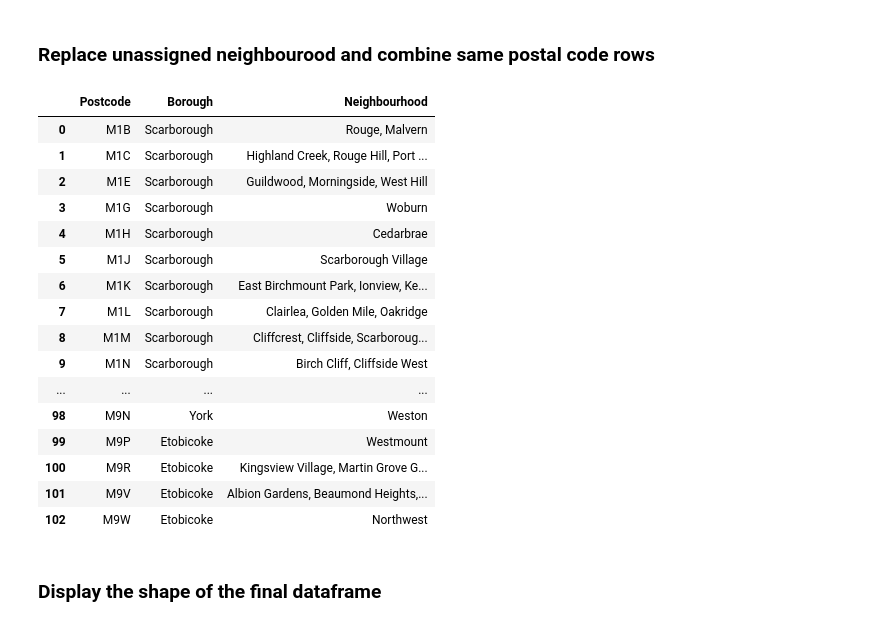
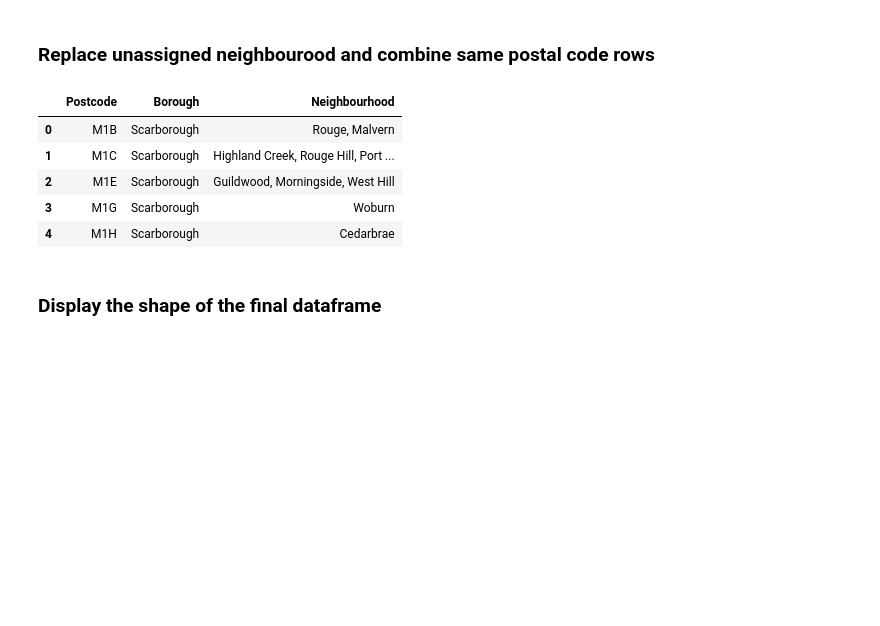
Before and after one commit to padhi/Coursera_Capstone, a Jupyter notebook: Week3-2-capstone.ipynb, the cells around one changed output. Cells and saved outputs as stored; diff of their text form; code cells hidden in the pictures; blank space fills up the shorter version.

```diff
--- a/Week3-2-capstone.ipynb
+++ b/Week3-2-capstone.ipynb
@@ -56,27 +56,16 @@ df1.head()
 # %%
 #replace "Not assigned" neighbourhood with corresponding borough
 df1['Neighbourhood'] = df1['Neighbourhood'].replace('Not assigned',df1['Borough'])
 #merge same postcode rows into one row in the dataframe
 df2 = df1.groupby(['Postcode','Borough'])['Neighbourhood'].apply(', '.join).reset_index()
-df2
+df2.head()
 # %% [output]
 |  | Postcode | Borough | Neighbourhood |
 | 0 | M1B | Scarborough | Rouge, Malvern |
 | 1 | M1C | Scarborough | Highland Creek, Rouge Hill, Port ... |
 | 2 | M1E | Scarborough | Guildwood, Morningside, West Hill |
 | 3 | M1G | Scarborough | Woburn |
 | 4 | M1H | Scarborough | Cedarbrae |
-| 5 | M1J | Scarborough | Scarborough Village |
-| 6 | M1K | Scarborough | East Birchmount Park, Ionview, Ke... |
-| 7 | M1L | Scarborough | Clairlea, Golden Mile, Oakridge |
-| 8 | M1M | Scarborough | Cliffcrest, Cliffside, Scarboroug... |
-| 9 | M1N | Scarborough | Birch Cliff, Cliffside West |
-| ... | ... | ... | ... |
-| 98 | M9N | York | Weston |
-| 99 | M9P | Etobicoke | Westmount |
-| 100 | M9R | Etobicoke | Kingsview Village, Martin Grove G... |
-| 101 | M9V | Etobicoke | Albion Gardens, Beaumond Heights,... |
-| 102 | M9W | Etobicoke | Northwest |
 # %% [markdown]
 ### Display the shape of the final dataframe
 # %%
```
Also changed, not shown: parts of 2 cells of this notebook.
